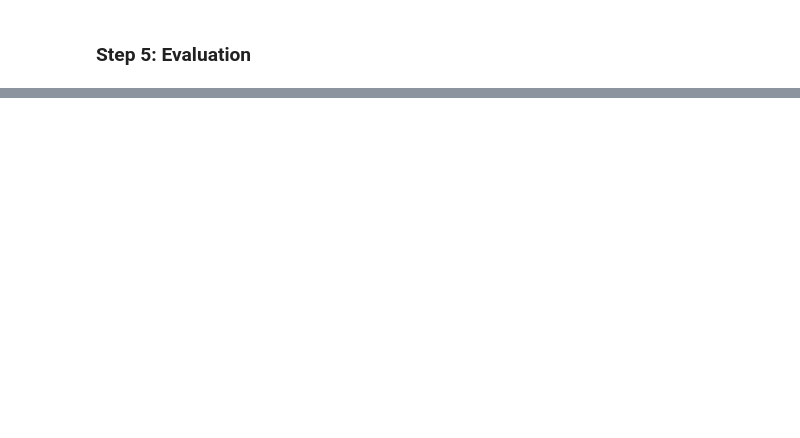
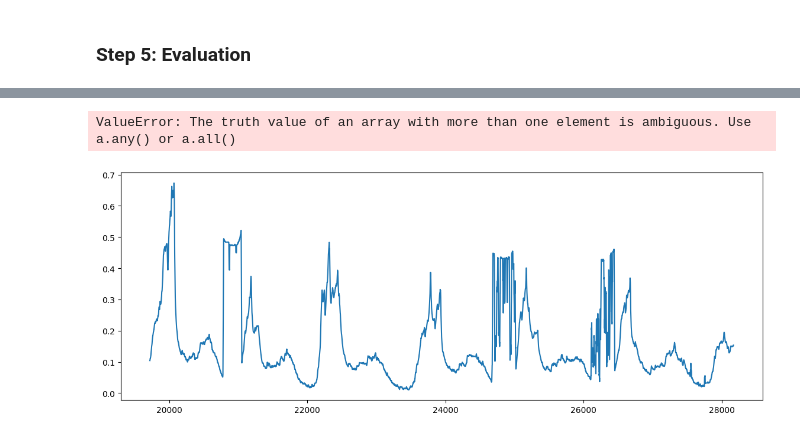
Before and after one commit to LeiNode/CascadingFailureMitigation, a Jupyter notebook: analysisNotebook.ipynb, the cells around one changed output, grey strips where cells are left out. Saved outputs shown, nothing was run; the diff lists cells and outputs as text; code cells hidden in the pictures; blank space fills up the shorter version.

```diff
--- a/analysisNotebook.ipynb
+++ b/analysisNotebook.ipynb
@@ -124,5 +136,6 @@ NameError: name 'X_test_scaled' is not defined
 # %%
 from sklearn.ensemble import RandomForestClassifier
+
 
 rf = RandomForestClassifier(
     n_estimators=300,
@@ -133,3 +146,5 @@ rf = RandomForestClassifier(
     random_state=42,
     n_jobs=-1
 )
+
+rf.fit(xtrain, ytrain)
@@ -135,0 +156,19 @@ rf = RandomForestClassifier(
+# %%
+from scipy.stats import randint
+from sklearn.model_selection import RandomizedSearchCV
+
+param_dist = {
+    "n_estimators": randint(50,200),
+    "max_depth": randint(10,50),
+    "min_samples_split": randint(2,20),
+    "min_samples_leaf" : randint(1,10)
+}
+
+random_search = RandomizedSearchCV(
+    estimator=rf,
+    param_distributions=param_dist,
+    cv=5,
+    scoring="precision"
+)
+
+random_search.fit(xtrain, ytrain)
@@ -136,6 +185,7 @@ rf = RandomForestClassifier(
 # %% [markdown]
 ### Step 5: Evaluation
 # %%
-y_pred = rf.predict(X_test_time)
-y_pred_proba = rf.predict_proba(X_test_time)[:, 1]
+y_pred = random_search.predict(xtest)
+
+y_pred_proba = random_search.predict_proba(xtest)
 # %%
@@ -149,9 +215,13 @@ print(classification_report(y_test_time, y_pred, digits=3))
 # %%
 # Convert to numpy for speed
-y_true_array = y_test_time.values
+y_true_array = ytest.values
 
 # First occurrence of failure
-true_failure_idx = np.where(y_true_array == 1)[0][0]
+true_failure_idx = np.where(y_true_array == 1)
+predict_failure_idx = np.where(y_pred == 1)
+
+# for i in range(len(true_failure_idx[0])):
+#     print(f"true failures index: {true_failure_idx[0][i]} Predicted Index: {predict_failure_idx[0][i]}")
 # %%
 y_pred_array = y_pred
 
@@ -173,26 +261,29 @@ print(f"Lead Time: {lead_time_seconds} seconds ({lead_time_minutes:.2f} minutes)
 # %%
 plt.figure(figsize=(14, 5))
 
-plt.plot(X_test_time.index, X_test_time["metric_0"], label="Metric 0")
+plt.plot(xtest.index, xtest["metric_0_roll_mean"], label="Metric 0")
 
 # Actual failure
 plt.axvline(
-    X_test_time.index[true_failure_idx],
+    xtest.index[true_failure_idx],
     color="red",
     linestyle="--",
     label="Actual Failure"
 )
 
 # Predicted failure
 if len(pred_failure_indices) > 0:
     plt.axvline(
-        X_test_time.index[pred_failure_idx],
+        xtest.index[pred_failure_idx],
         color="orange",
         linestyle="--",
         label="Predicted Failure"
     )
 
 plt.legend()
 plt.title("Early Failure Detection (Lead-Time Visualization)")
 plt.tight_layout()
 plt.show()
+# %% [output]
+ValueError: The truth value of an array with more than one element is ambiguous. Use a.any() or a.all()
+[figure, added]
```
Also changed, not shown: parts of 20 cells of this notebook.
